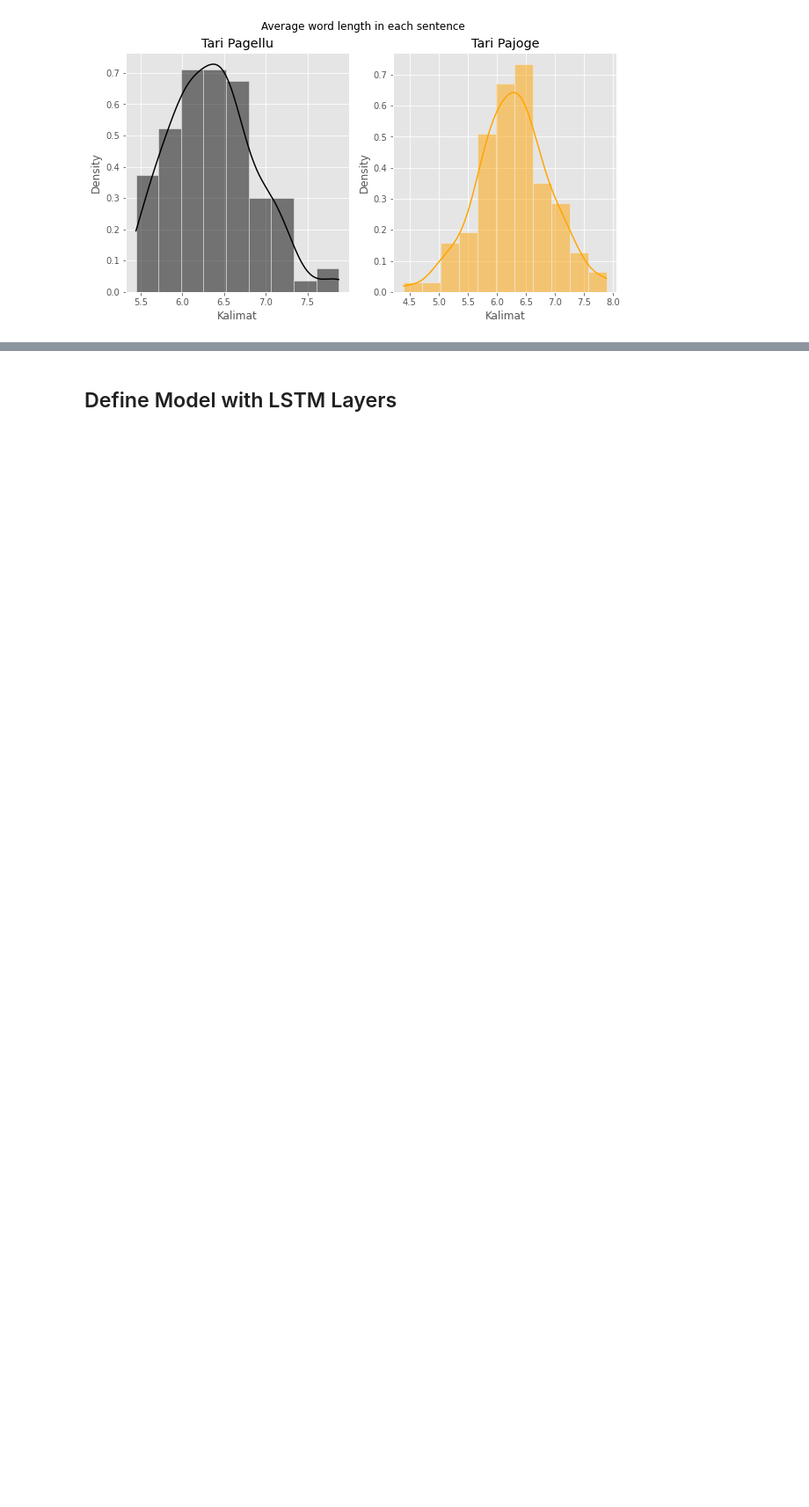
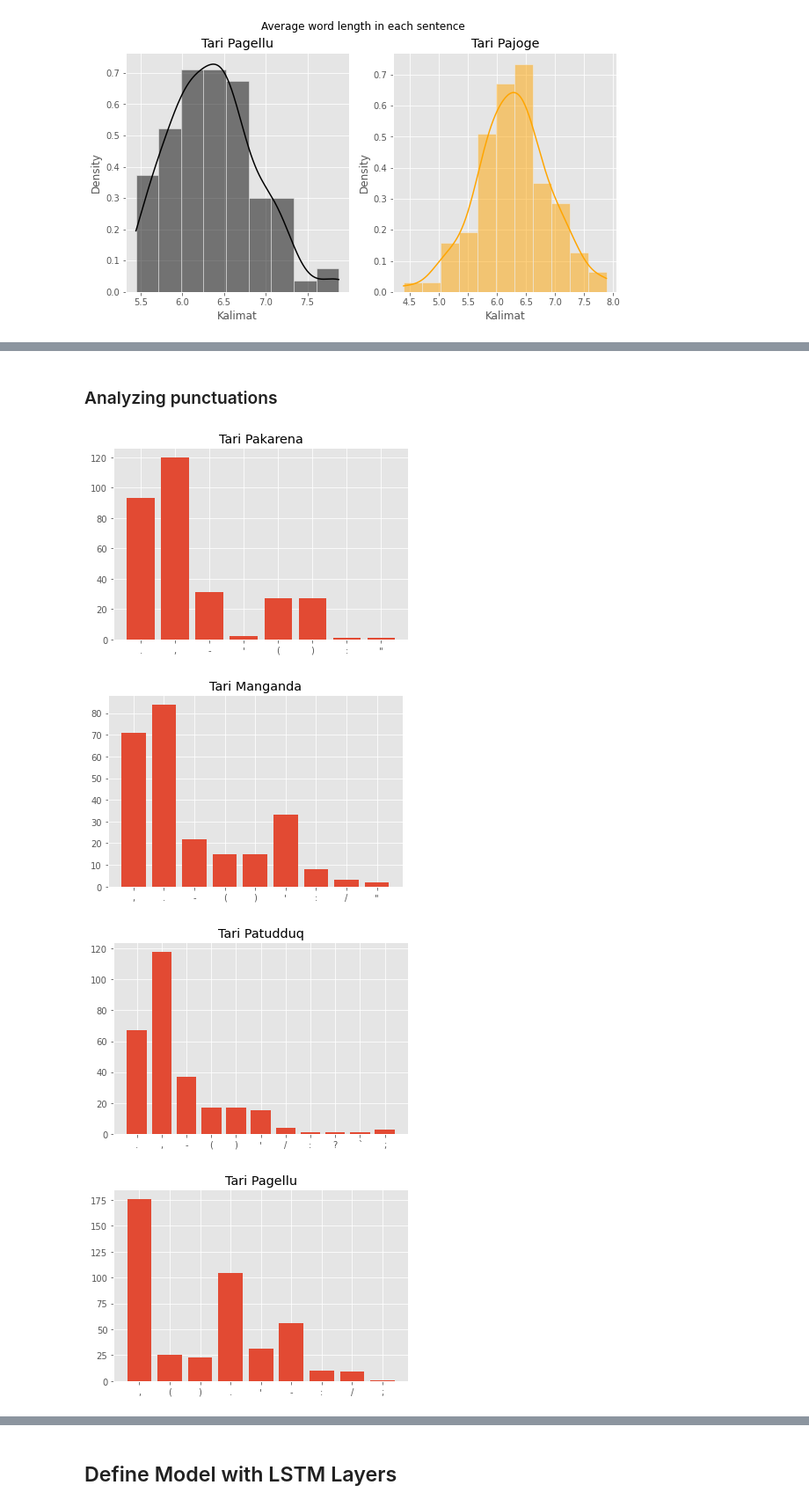
Before and after one commit to reevald/Oh-Dance-AI, a Jupyter notebook: oh-dance-nlp-v0.ipynb, the cells around one changed output, grey strips where cells are left out. Shown at 88% size. Saved outputs shown, nothing was run; the diff lists cells and outputs as text; code cells hidden in the pictures; blank space fills up the shorter version.

```diff
--- a/oh-dance-nlp-v0.ipynb
+++ b/oh-dance-nlp-v0.ipynb
@@ -175,0 +222,28 @@ plt.show()
+# %% [markdown]
+### Analyzing punctuations
+# %%
+def analyze_punctuations(label):
+  corpus = create_corpus(label)
+
+  dict_result = defaultdict(int)
+
+  special_char = string.punctuation
+
+  for word in corpus:
+    for char in special_char:
+      if char in word:
+        dict_result[char] += 1
+
+
+  x, y = zip(*dict_result.items())
+  plt.bar(x, y)
+  plt.title(label)
+  plt.show()
+# %%
+for label in df_dataset.label.unique():
+  analyze_punctuations(label)
+# %% [output]
+[figure, added]
+[figure, added]
+[figure, added]
+[figure, added]
```
Also changed, not shown: parts of 55 cells of this notebook, 6 other files.
